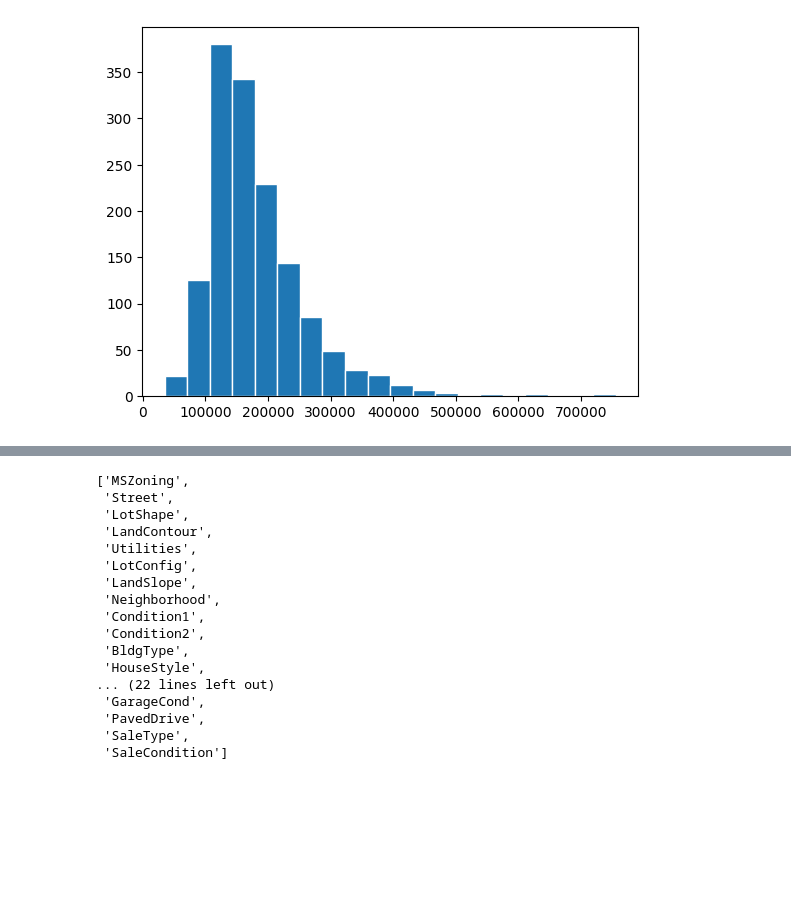
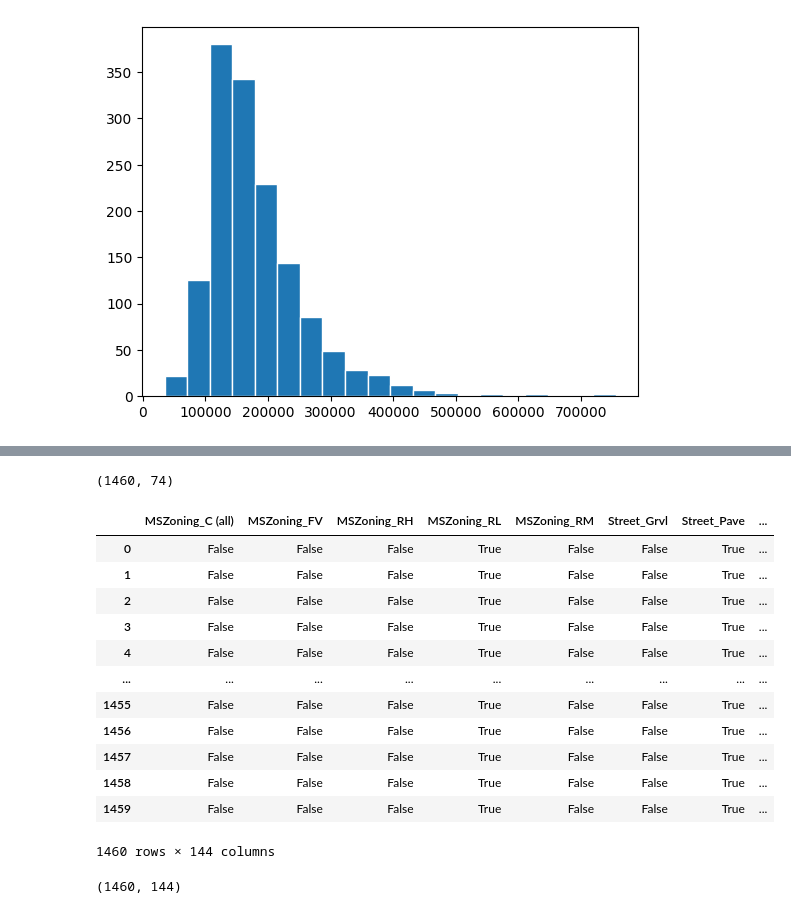
Before and after one commit to sumitmg/house-prices-advanced-regression-techniques, a Jupyter notebook: model_code.ipynb, the cells around one changed output, grey strips where cells are left out. Cells and saved outputs as stored; diff of their text form; code cells hidden in the pictures; blank space fills up the shorter version.

```diff
--- a/model_code.ipynb
+++ b/model_code.ipynb
@@ -220,23 +254,7 @@ summary_1
-# %%
-categorical_vars
-# %% [output]
-['MSZoning',
- 'Street',
- 'LotShape',
- 'LandContour',
- 'Utilities',
- 'LotConfig',
- 'LandSlope',
- 'Neighborhood',
- 'Condition1',
- 'Condition2',
- 'BldgType',
- 'HouseStyle',
-... (22 lines left out)
- 'GarageCond',
- 'PavedDrive',
- 'SaleType',
- 'SaleCondition']
+# %%
+df.shape
+# %% [output]
+(1460, 74)
 # %%
 categorical_vars_selected = ["MSZoning",
 "Street",
@@ -250,21 +268,33 @@ categorical_vars_selected = ["MSZoning",
 "RoofStyle",
 "Exterior1st",
 "Exterior2nd",
-"ExterQual",
-"ExterCond",
 "Foundation",
-"BsmtQual",
-"BsmtCond",
-"BsmtExposure",
-"BsmtFinType1",
-"BsmtFinType2",
 "Heating",
-"HeatingQC",
 "CentralAir",
 "Electrical",
-"KitchenQual",
-"FireplaceQu",
 "GarageType",
 "GarageFinish",
 "PavedDrive",
 "SaleType"]
+# %%
+encoded_data_df = df[categorical_vars_selected]
+encoded_data_df = pd.get_dummies(encoded_data_df, columns = categorical_vars_selected)
+encoded_data_df
+# %% [output]
+|  | MSZoning_C (all) | MSZoning_FV | MSZoning_RH | MSZoning_RL | MSZoning_RM | Street_Grvl | Street_Pave | ... |
+| 0 | False | False | False | True | False | False | True | ... |
+| 1 | False | False | False | True | False | False | True | ... |
+| 2 | False | False | False | True | False | False | True | ... |
+| 3 | False | False | False | True | False | False | True | ... |
+| 4 | False | False | False | True | False | False | True | ... |
+| ... | ... | ... | ... | ... | ... | ... | ... | ... |
+| 1455 | False | False | False | True | False | False | True | ... |
+| 1456 | False | False | False | True | False | False | True | ... |
+| 1457 | False | False | False | True | False | False | True | ... |
+| 1458 | False | False | False | True | False | False | True | ... |
+| 1459 | False | False | False | True | False | False | True | ... |
+1460 rows × 144 columns
+# %%
+encoded_data_df.shape
+# %% [output]
+(1460, 144)
```
Also changed, not shown: parts of 45 cells of this notebook, 2 other files.
